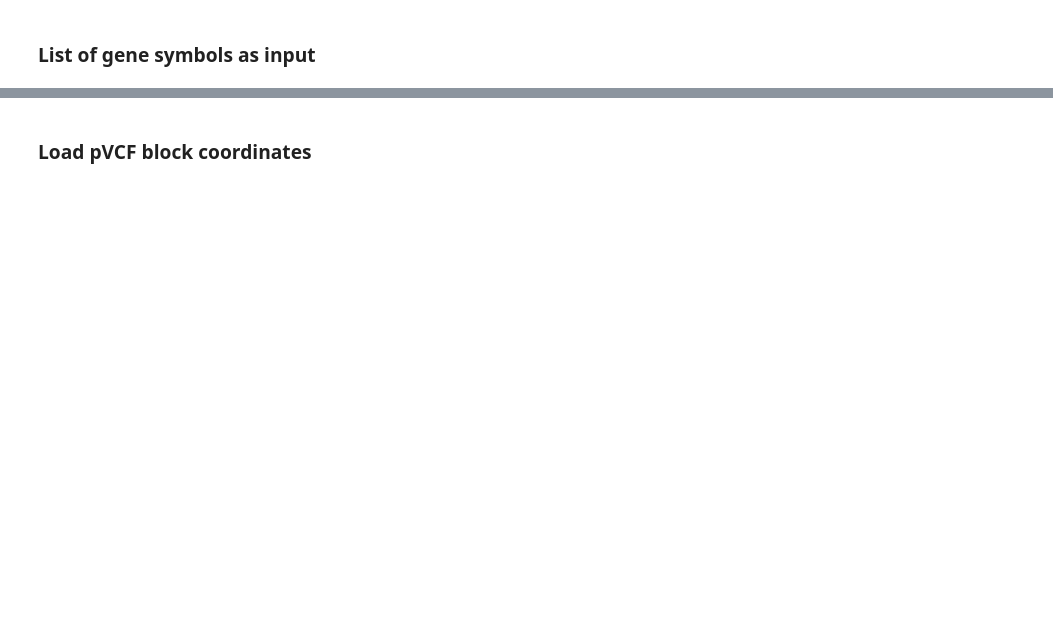
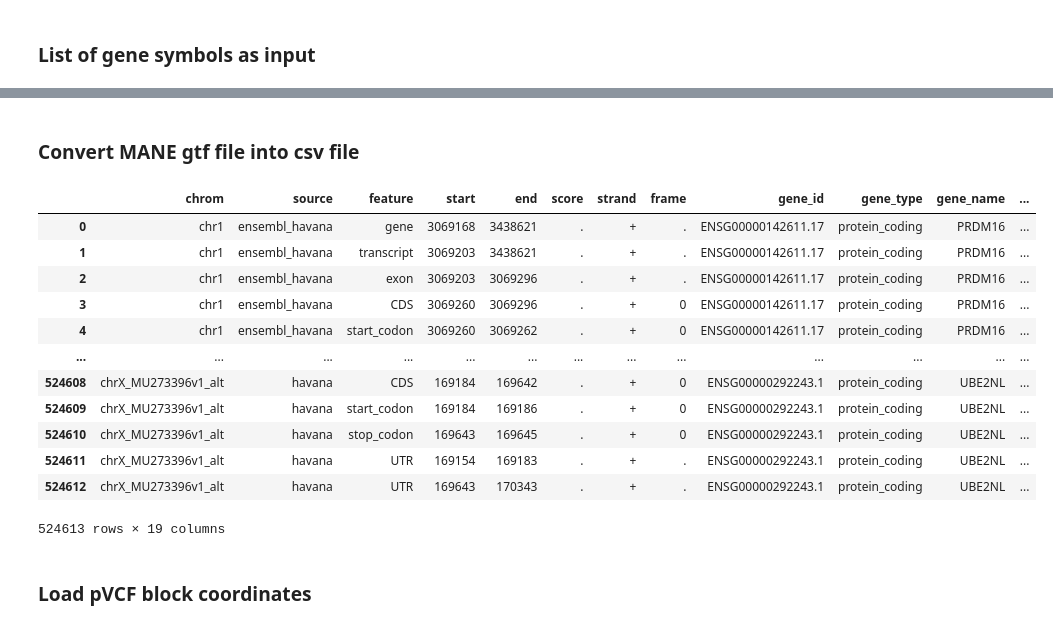
Before and after one commit to TYTYBU/vcfByGene, a Jupyter notebook: vcfByGene.ipynb, the cells around one changed output, grey strips where cells are left out. Drawn from its saved outputs; the diff is of its cells as text; code cells hidden in the pictures; blank space fills up the shorter version.

```diff
--- a/vcfByGene.ipynb
+++ b/vcfByGene.ipynb
@@ -63,3 +54,47 @@ genes
+# %% [markdown]
+### Convert MANE gtf file into csv file
+# %%
+def parse_attributes(attr_str):
+    attr_dict = {}
+    for field in attr_str.strip().split(";"):
+        if field.strip() == "":
+            continue
+        key, value = field.strip().split(" ", 1)
+        attr_dict[key] = value.replace('"', '')
+    return attr_dict
+
+gtf_file = "resources/MANE.GRCh38.v1.4.ensembl_genomic.gtf.gz"
+
+# read GTF file
+df_gtf = pd.read_csv(gtf_file, sep="\t",
+    comment="#",    # GTF files often start with '#' comments
+    header=None,    # No header
+    names=["chrom", "source", "feature", "start", "end", "score", "strand", "frame", "attribute"]
+)
+
+# Apply parsing
+attributes_parsed = df_gtf["attribute"].apply(parse_attributes)
+df_attr = pd.json_normalize(attributes_parsed)
+
+# Merge back
+df_gtf_parsed = pd.concat([df_gtf.drop(columns=["attribute"]), df_attr], axis=1)
+
+df_gtf_parsed.to_csv("resources/MANE.GRCh38.v1.4.ensembl_genomic_parsed.csv.gz", index=False, compression='gzip')
+df_gtf_parsed
+# %% [output]
+|  | chrom | source | feature | start | end | score | strand | frame | gene_id | gene_type | gene_name | ... |
+| 0 | chr1 | ensembl_havana | gene | 3069168 | 3438621 | . | + | . | ENSG00000142611.17 | protein_coding | PRDM16 | ... |
+| 1 | chr1 | ensembl_havana | transcript | 3069203 | 3438621 | . | + | . | ENSG00000142611.17 | protein_coding | PRDM16 | ... |
+| 2 | chr1 | ensembl_havana | exon | 3069203 | 3069296 | . | + | . | ENSG00000142611.17 | protein_coding | PRDM16 | ... |
+| 3 | chr1 | ensembl_havana | CDS | 3069260 | 3069296 | . | + | 0 | ENSG00000142611.17 | protein_coding | PRDM16 | ... |
+| 4 | chr1 | ensembl_havana | start_codon | 3069260 | 3069262 | . | + | 0 | ENSG00000142611.17 | protein_coding | PRDM16 | ... |
+| ... | ... | ... | ... | ... | ... | ... | ... | ... | ... | ... | ... | ... |
+| 524608 | chrX_MU273396v1_alt | havana | CDS | 169184 | 169642 | . | + | 0 | ENSG00000292243.1 | protein_coding | UBE2NL | ... |
+| 524609 | chrX_MU273396v1_alt | havana | start_codon | 169184 | 169186 | . | + | 0 | ENSG00000292243.1 | protein_coding | UBE2NL | ... |
+| 524610 | chrX_MU273396v1_alt | havana | stop_codon | 169643 | 169645 | . | + | 0 | ENSG00000292243.1 | protein_coding | UBE2NL | ... |
+| 524611 | chrX_MU273396v1_alt | havana | UTR | 169154 | 169183 | . | + | . | ENSG00000292243.1 | protein_coding | UBE2NL | ... |
+| 524612 | chrX_MU273396v1_alt | havana | UTR | 169643 | 170343 | . | + | . | ENSG00000292243.1 | protein_coding | UBE2NL | ... |
+524613 rows × 19 columns
 # %% [markdown]
 ### Load pVCF block coordinates
 # %%
```
Also changed, not shown: parts of 15 cells of this notebook, 14 other files.
